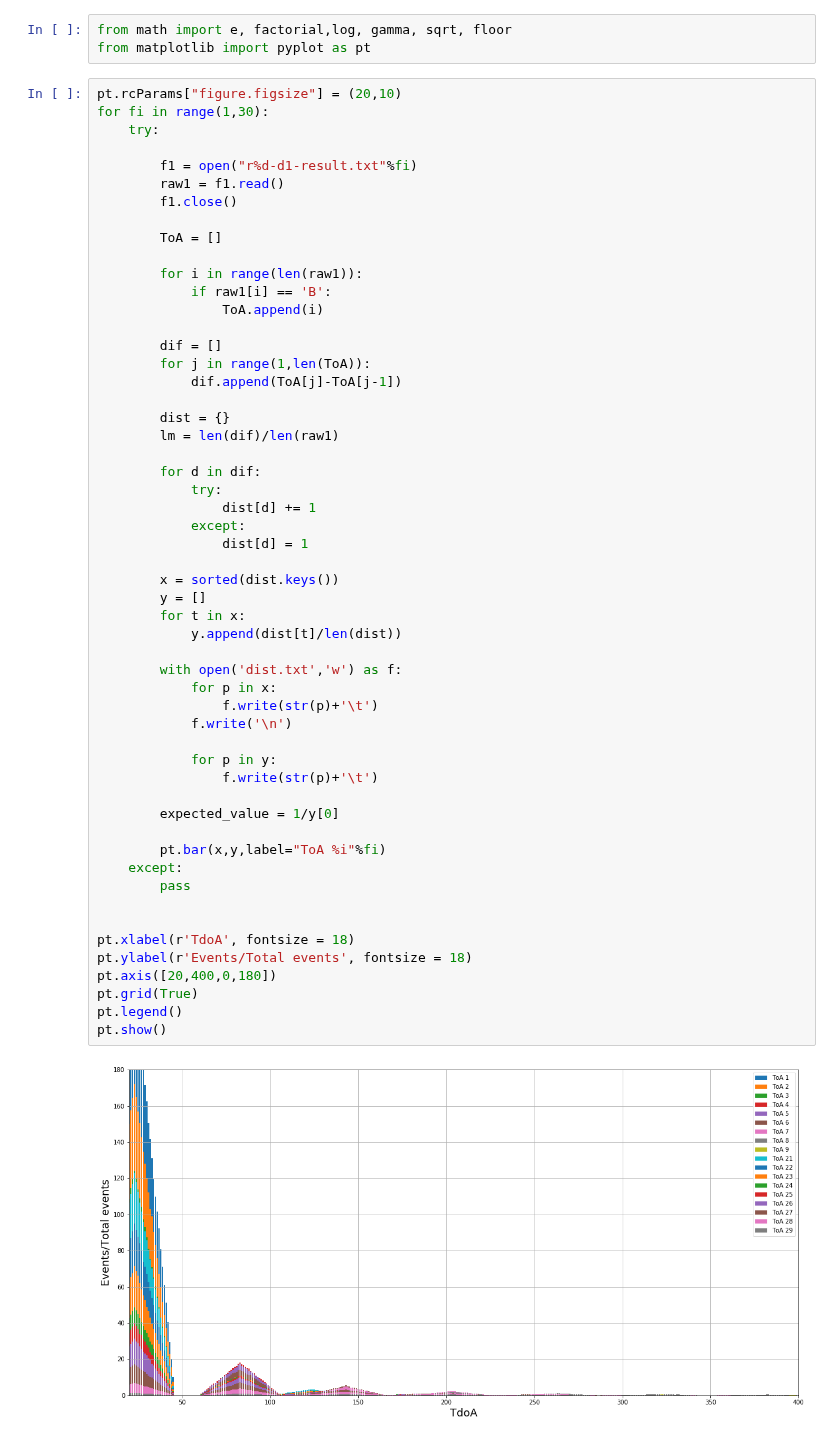
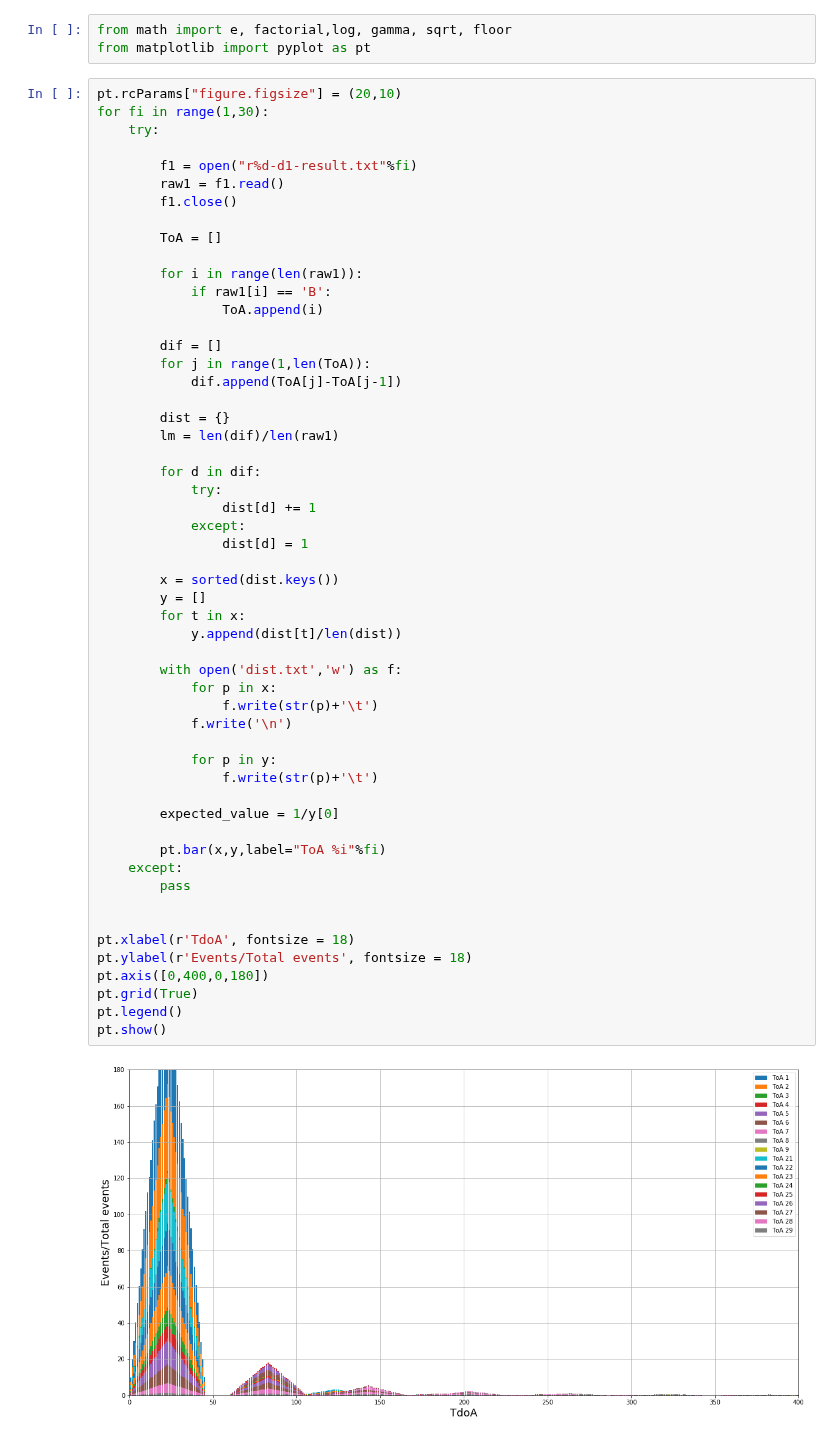
Before and after one commit to ingframin/BroadcastSimulation, a Jupyter notebook: results/Arrivals.ipynb, the cells around one changed output. Cells and saved outputs as stored; diff of their text form.

```diff
--- a/results/Arrivals.ipynb
+++ b/results/Arrivals.ipynb
@@ -28,32 +28,32 @@ for fi in range(1,30):
                 dist[d] += 1
             except:
                 dist[d] = 1
 
         x = sorted(dist.keys())
         y = []
         for t in x:
             y.append(dist[t]/len(dist))
 
         with open('dist.txt','w') as f:
             for p in x:
                 f.write(str(p)+'\t')
             f.write('\n')
 
             for p in y:
                 f.write(str(p)+'\t')
 
         expected_value = 1/y[0]
 
         pt.bar(x,y,label="ToA %i"%fi)
     except:
         pass
 
 
 pt.xlabel(r'TdoA', fontsize = 18)
 pt.ylabel(r'Events/Total events', fontsize = 18)
-pt.axis([20,400,0,180])
+pt.axis([0,400,0,180])
 pt.grid(True)
 pt.legend()
 pt.show()
 # %% [output]
-[figure, old version]
+[figure, new version]
```
Also changed, not shown: 6 other files.
